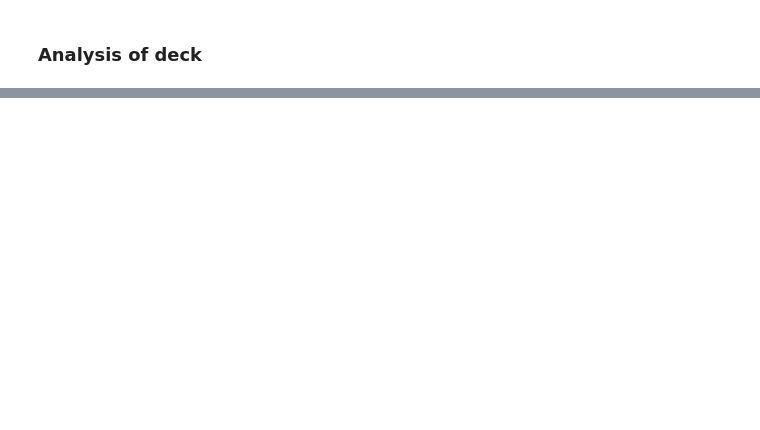
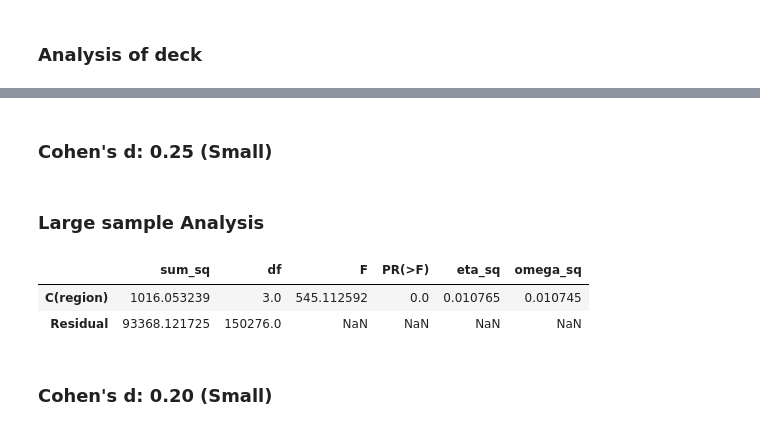
Before and after one commit to kaleoyster/thesis, a Jupyter notebook: analysis/06-18-19-effect-of-region-on bridge-condition.ipynb, the cells around one changed output, grey strips where cells are left out. Drawn from its saved outputs; the diff is of its cells as text; code cells hidden in the pictures; blank space fills up the shorter version.

Commit message:
updated cohen'd

```diff
--- a/analysis/06-18-19-effect-of-region-on bridge-condition.ipynb
+++ b/analysis/06-18-19-effect-of-region-on bridge-condition.ipynb
@@ -220,0 +346,14 @@ df_wo = pd.read_csv(csv_file, index_col = 0)
+# %% [markdown]
+### Cohen's d: 0.25 (Small)
+# %% [markdown]
+### Large sample Analysis
+# %%
+formula = 'score ~ C(region)'
+region_undersample = undersample(df_anova, 'region')
+aov(region_undersample, formula)
+# %% [output]
+|  | sum_sq | df | F | PR(>F) | eta_sq | omega_sq |
+| C(region) | 1016.053239 | 3.0 | 545.112592 | 0.0 | 0.010765 | 0.010745 |
+| Residual | 93368.121725 | 150276.0 | NaN | NaN | NaN | NaN |
+# %% [markdown]
+### Cohen's d: 0.20 (Small)
```
Also changed, not shown: parts of 7 cells of this notebook, 10 other files.
